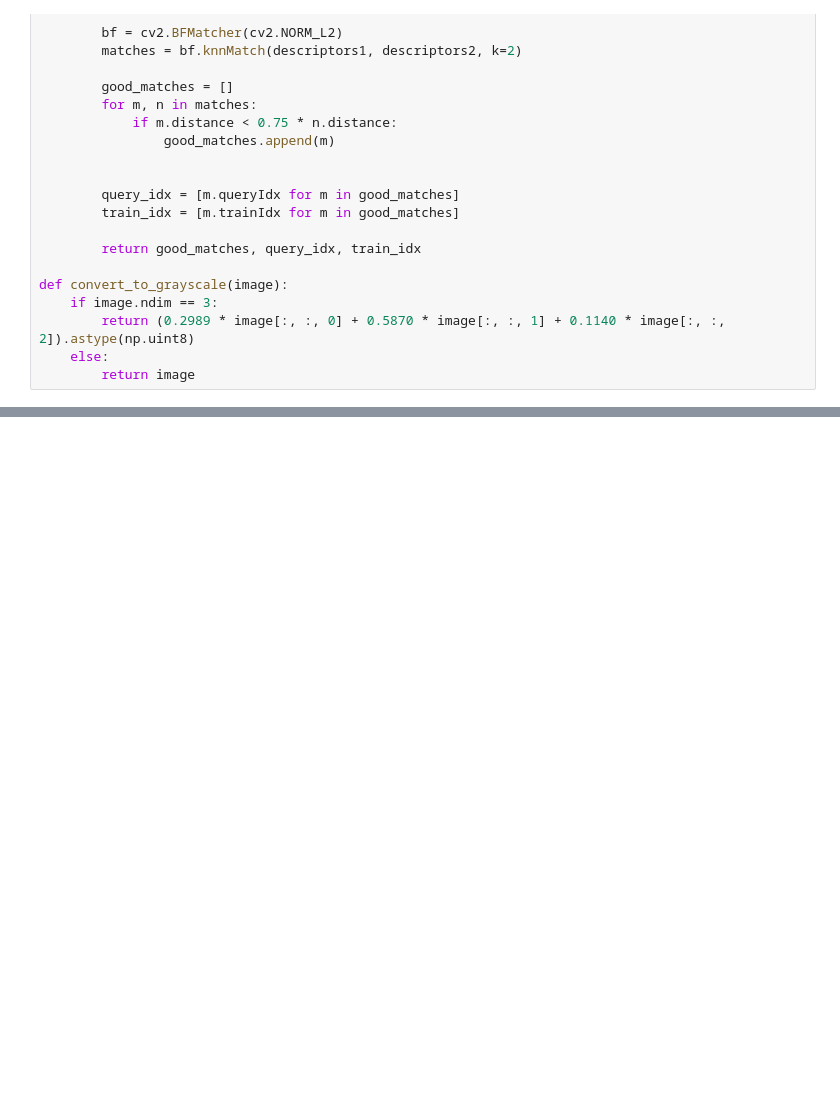
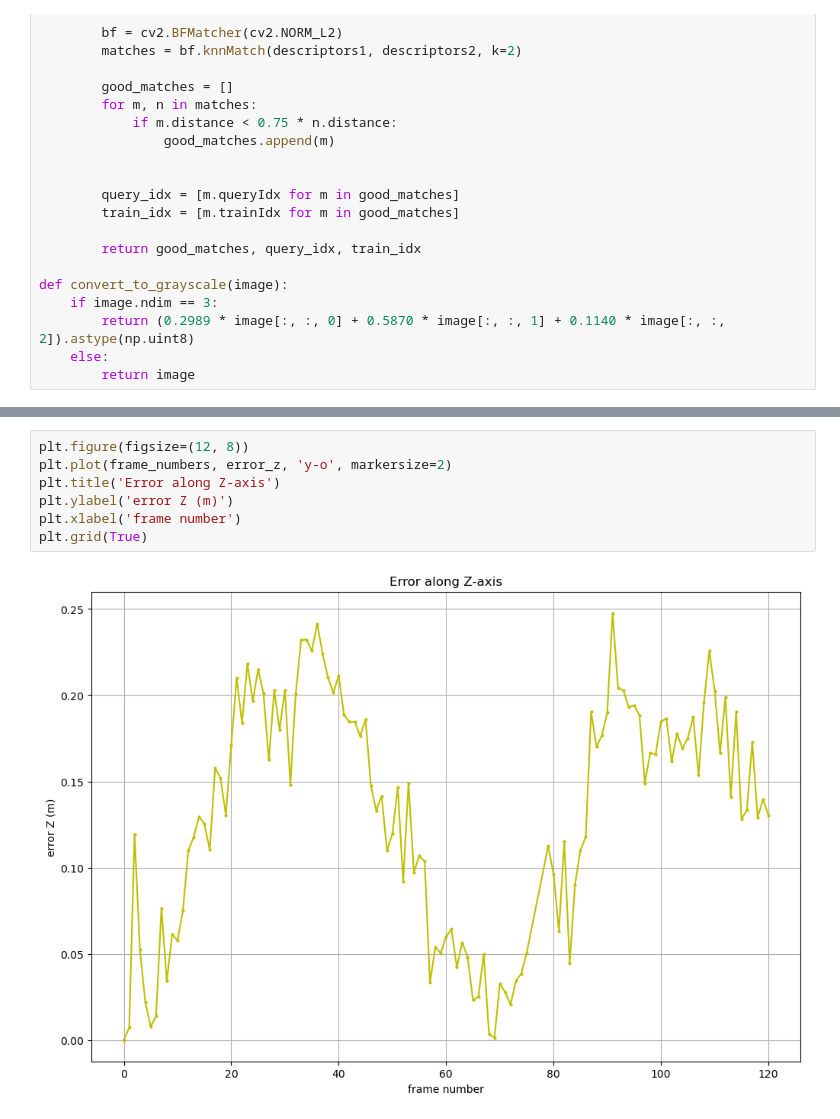
Before and after one commit to leroDipper/mono_vo, a Jupyter notebook: load_data.ipynb, the cells around one changed output, grey strips where cells are left out. Drawn from its saved outputs; the diff is of its cells as text; blank space fills up the shorter version.

```diff
--- a/load_data.ipynb
+++ b/load_data.ipynb
@@ -233,0 +240,9 @@ plt.show()
+# %%
+plt.figure(figsize=(12, 8))
+plt.plot(frame_numbers, error_z, 'y-o', markersize=2)
+plt.title('Error along Z-axis')
+plt.ylabel('error Z (m)')
+plt.xlabel('frame number')
+plt.grid(True)
+# %% [output]
+[figure, added]
```
Also changed, not shown: parts of 6 cells of this notebook, 16 other files.
